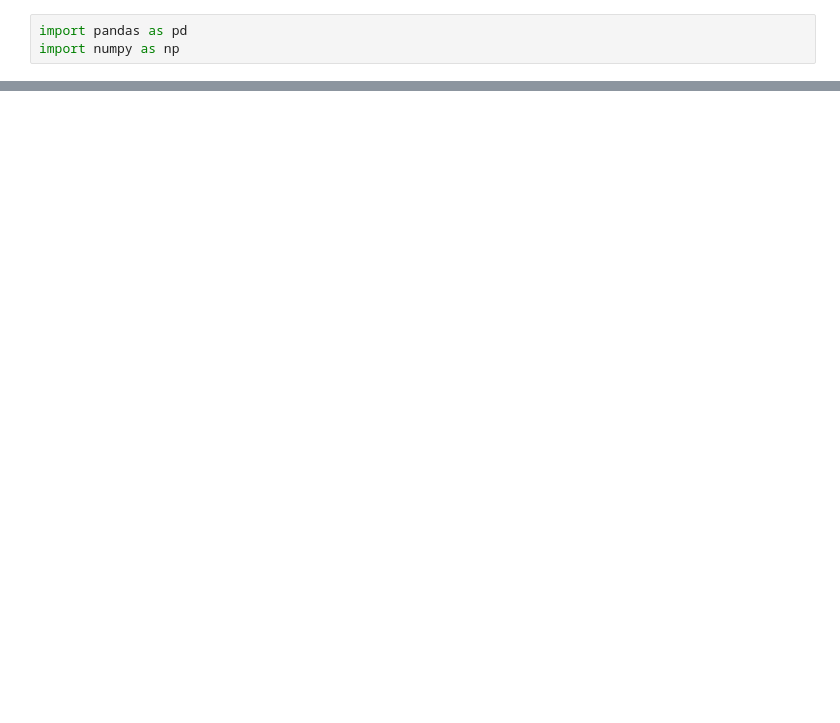
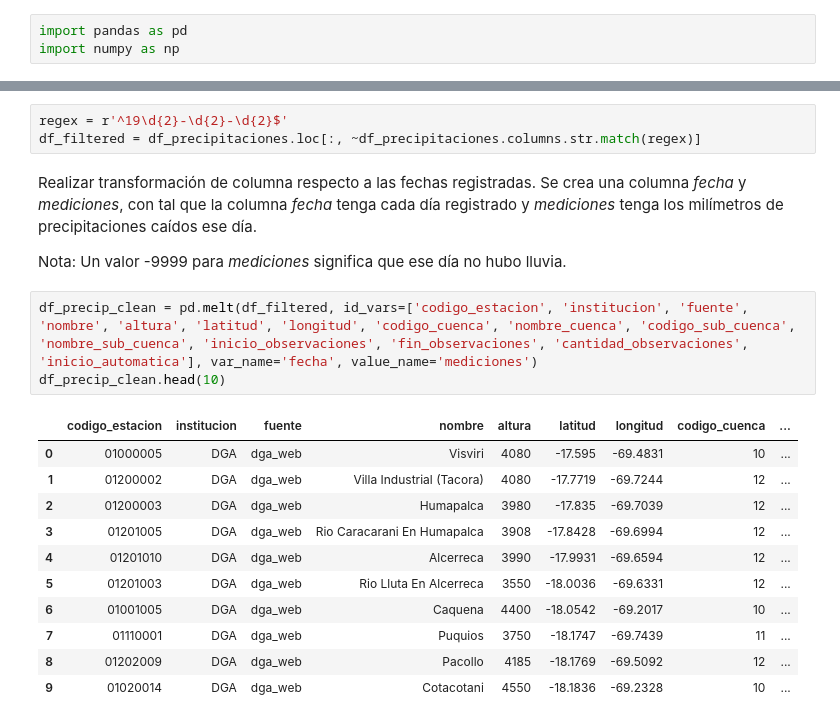
Before and after one commit to chernandezrojas1991/project-2-ml-precipitation-by-day-chile, a Jupyter notebook: project_2_ml_precipitation_by_day.ipynb, the cells around one changed output, grey strips where cells are left out. Drawn from its saved outputs; the diff is of its cells as text; blank space fills up the shorter version.

```diff
--- a/project_2_ml_precipitation_by_day.ipynb
+++ b/project_2_ml_precipitation_by_day.ipynb
@@ -41,0 +30,22 @@ memory usage: 294.6+ MB
+# %%
+regex = r'^19\d{2}-\d{2}-\d{2}$'
+df_filtered = df_precipitaciones.loc[:, ~df_precipitaciones.columns.str.match(regex)]
+# %% [markdown]
+Realizar transformación de columna respecto a las fechas registradas. Se crea una columna *fecha* y *mediciones*, con tal que la columna *fecha* tenga cada día registrado y *mediciones* tenga los milímetros de precipitaciones caídos ese día.
+
+Nota: Un valor -9999 para *mediciones* significa que ese día no hubo lluvia.
+# %%
+df_precip_clean = pd.melt(df_filtered, id_vars=['codigo_estacion', 'institucion', 'fuente', 'nombre', 'altura', 'latitud', 'longitud', 'codigo_cuenca', 'nombre_cuenca', 'codigo_sub_cuenca', 'nombre_sub_cuenca', 'inicio_observaciones', 'fin_observaciones', 'cantidad_observaciones', 'inicio_automatica'], var_name='fecha', value_name='mediciones')
+df_precip_clean.head(10)
+# %% [output]
+|  | codigo_estacion | institucion | fuente | nombre | altura | latitud | longitud | codigo_cuenca | ... |
+| 0 | 01000005 | DGA | dga_web | Visviri | 4080 | -17.595 | -69.4831 | 10 | ... |
+| 1 | 01200002 | DGA | dga_web | Villa Industrial (Tacora) | 4080 | -17.7719 | -69.7244 | 12 | ... |
+| 2 | 01200003 | DGA | dga_web | Humapalca | 3980 | -17.835 | -69.7039 | 12 | ... |
+| 3 | 01201005 | DGA | dga_web | Rio Caracarani En Humapalca | 3908 | -17.8428 | -69.6994 | 12 | ... |
+| 4 | 01201010 | DGA | dga_web | Alcerreca | 3990 | -17.9931 | -69.6594 | 12 | ... |
+| 5 | 01201003 | DGA | dga_web | Rio Lluta En Alcerreca | 3550 | -18.0036 | -69.6331 | 12 | ... |
+| 6 | 01001005 | DGA | dga_web | Caquena | 4400 | -18.0542 | -69.2017 | 10 | ... |
+| 7 | 01110001 | DGA | dga_web | Puquios | 3750 | -18.1747 | -69.7439 | 11 | ... |
+| 8 | 01202009 | DGA | dga_web | Pacollo | 4185 | -18.1769 | -69.5092 | 12 | ... |
+| 9 | 01020014 | DGA | dga_web | Cotacotani | 4550 | -18.1836 | -69.2328 | 10 | ... |
```
Also changed, not shown: parts of 4 cells of this notebook.
